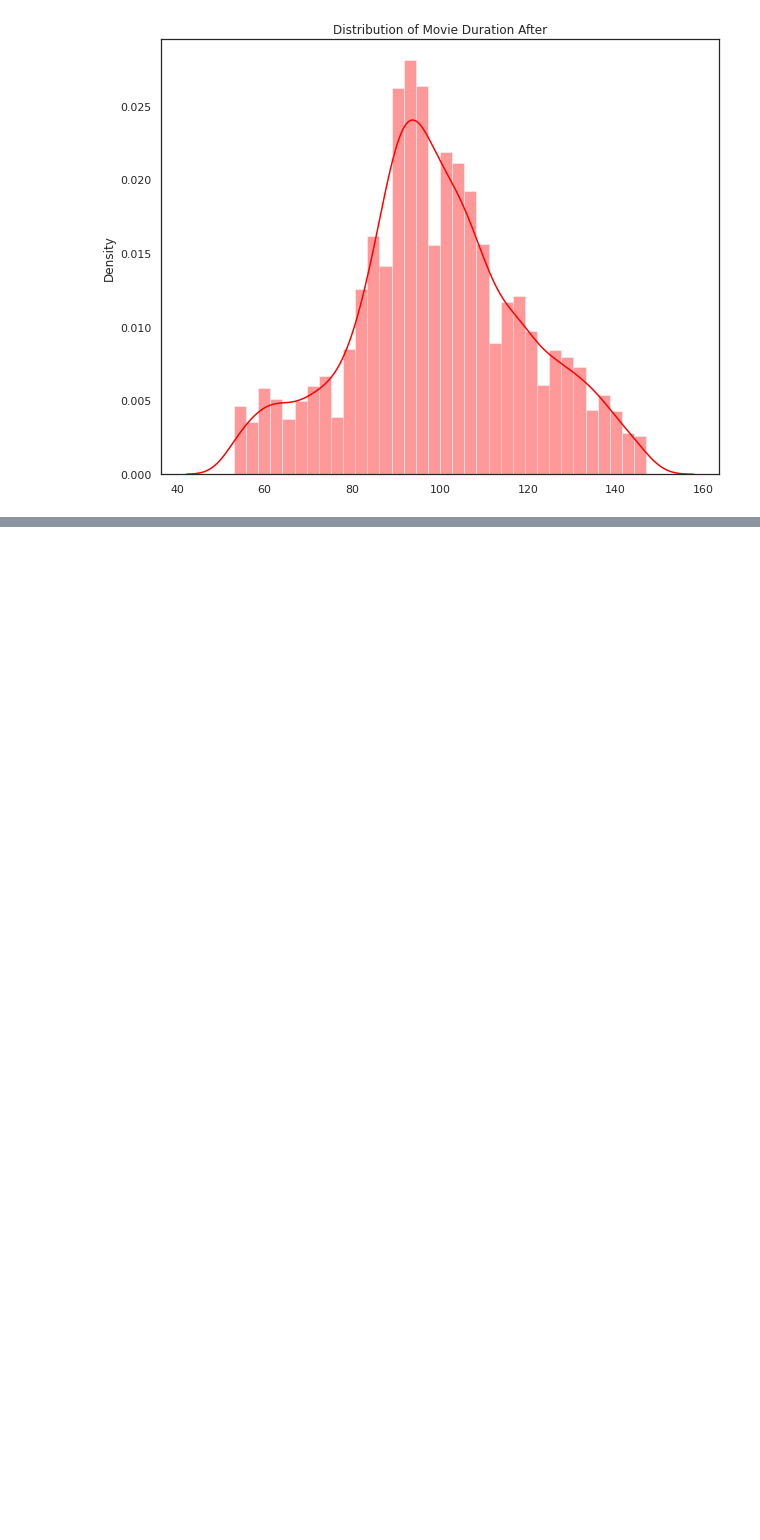
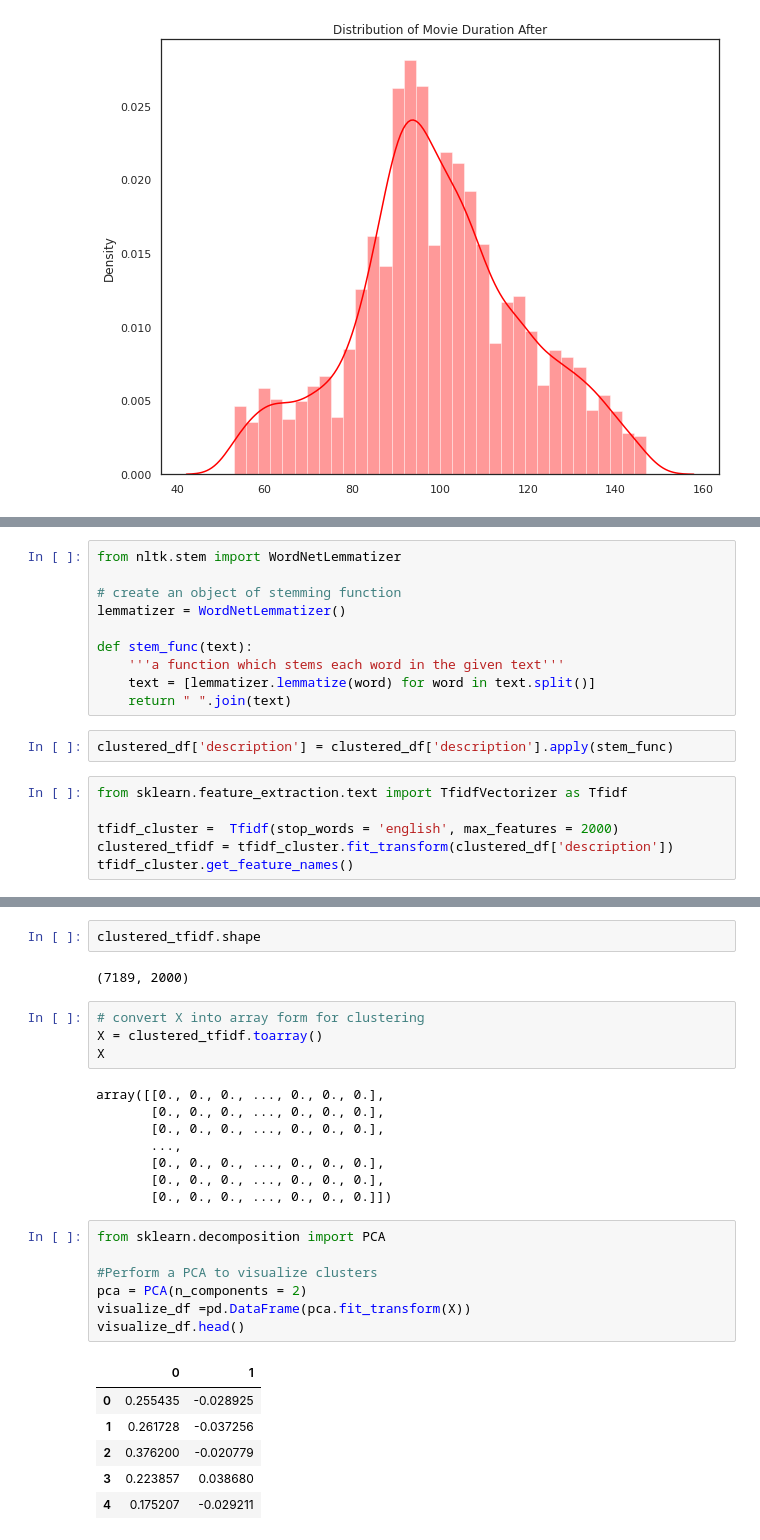
Before and after one commit to prav87654/Clustering-Model--Netflix-TV-shows-and-Movies, a Jupyter notebook: Praveen_S__Clustering_Model.ipynb, the cells around one changed output, grey strips where cells are left out. Cells and saved outputs as stored; diff of their text form; blank space fills up the shorter version.

```diff
--- a/Praveen_S__Clustering_Model.ipynb
+++ b/Praveen_S__Clustering_Model.ipynb
@@ -636,0 +678,18 @@ plt.show()
+# %%
+from nltk.stem import WordNetLemmatizer
+
+# create an object of stemming function
+lemmatizer = WordNetLemmatizer()
+
+def stem_func(text):
+    '''a function which stems each word in the given text'''
+    text = [lemmatizer.lemmatize(word) for word in text.split()]
+    return " ".join(text)
+# %%
+clustered_df['description'] = clustered_df['description'].apply(stem_func)
+# %%
+from sklearn.feature_extraction.text import TfidfVectorizer as Tfidf
+
+tfidf_cluster =  Tfidf(stop_words = 'english', max_features = 2000)
+clustered_tfidf = tfidf_cluster.fit_transform(clustered_df['description'])
+tfidf_cluster.get_feature_names()
@@ -636,0 +714,30 @@ plt.show()
+# %%
+clustered_tfidf.shape
+# %% [output]
+(7189, 2000)
+# %%
+# convert X into array form for clustering
+X = clustered_tfidf.toarray()
+X
+# %% [output]
+array([[0., 0., 0., ..., 0., 0., 0.],
+       [0., 0., 0., ..., 0., 0., 0.],
+       [0., 0., 0., ..., 0., 0., 0.],
+       ...,
+       [0., 0., 0., ..., 0., 0., 0.],
+       [0., 0., 0., ..., 0., 0., 0.],
+       [0., 0., 0., ..., 0., 0., 0.]])
+# %%
+from sklearn.decomposition import PCA
+
+#Perform a PCA to visualize clusters
+pca = PCA(n_components = 2)
+visualize_df =pd.DataFrame(pca.fit_transform(X))
+visualize_df.head()
+# %% [output]
+|  | 0 | 1 |
+| 0 | 0.255435 | -0.028925 |
+| 1 | 0.261728 | -0.037256 |
+| 2 | 0.376200 | -0.020779 |
+| 3 | 0.223857 | 0.038680 |
+| 4 | 0.175207 | -0.029211 |
```
Also changed, not shown: parts of 7 cells of this notebook.
